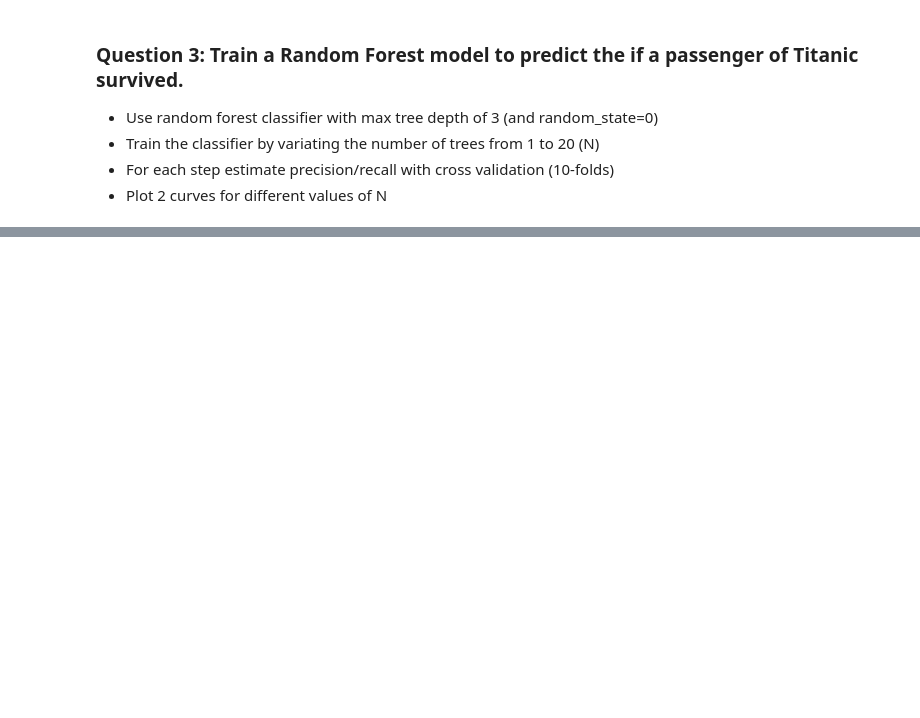
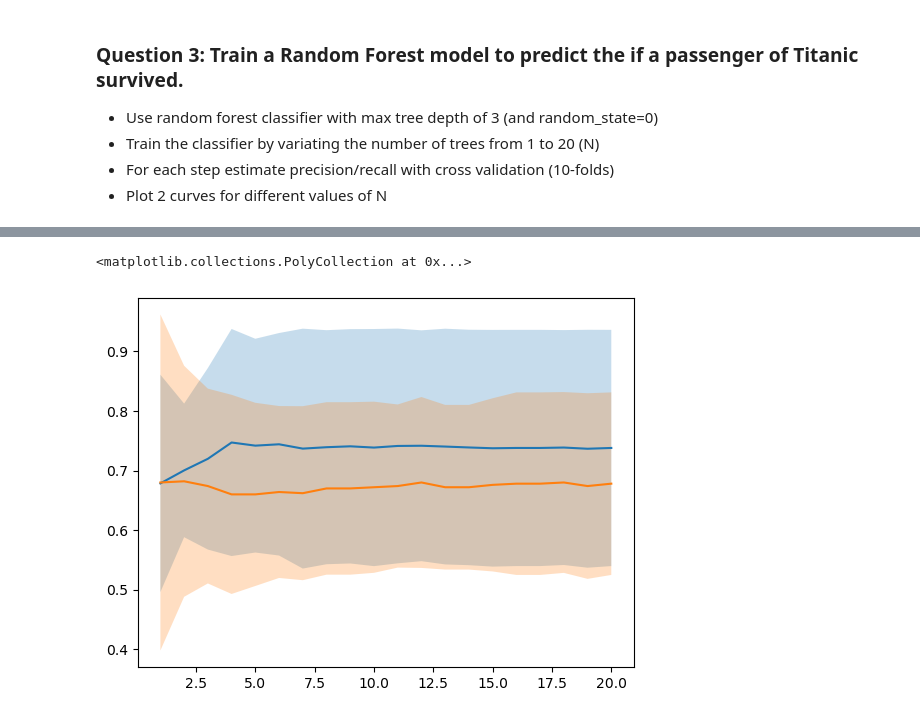
Before and after one commit to Jakhongir0103/epfl-ada, a Jupyter notebook: Exercises/06 - Learning from data - Supervised learning/SupervisedLearning.ipynb, the cells around one changed output, grey strips where cells are left out. Saved outputs shown, nothing was run; the diff lists cells and outputs as text; code cells hidden in the pictures; blank space fills up the shorter version.

```diff
--- a/Exercises/06 - Learning from data - Supervised learning/SupervisedLearning.ipynb
+++ b/Exercises/06 - Learning from data - Supervised learning/SupervisedLearning.ipynb
@@ -460,0 +502,17 @@ Answer:
+# %%
+precision = []
+recall = []
+n_trees = np.arange(1,21)
+
+for n in range(1,21):
+    tree = RandomForestClassifier(max_depth=3, random_state=0, n_estimators=n)
+    tree.fit(X,y)
+
+    precision_single = cross_val_score(tree, X, y, cv=10, scoring='precision')
+    recall_single = cross_val_score(tree, X, y, cv=10, scoring='recall')
+    precision.append(precision_single)
+    recall.append(recall_single)
+
+    print("{} -- ".format(n), end='')
+    print("precision: {0:.2f} +/- {1:.2f}".format(precision_single.mean(), 1.96*precision_single.std()), end='; ')
+    print("recall: {0:.2f} +/- {1:.2f}".format(recall_single.mean(), 1.96*recall_single.std()))
@@ -460,0 +540,9 @@ Answer:
+# %%
+plt.plot(n_trees, np.mean(precision,axis=1))
+plt.fill_between(n_trees, np.mean(precision,axis=1) + 1.96*np.std(precision,axis=1), np.mean(precision,axis=1) - 1.96*np.std(precision,axis=1), alpha=0.25)
+
+plt.plot(n_trees, np.mean(recall,axis=1))
+plt.fill_between(n_trees, np.mean(recall,axis=1) + 1.96*np.std(recall,axis=1), np.mean(recall,axis=1) - 1.96*np.std(recall,axis=1), alpha=0.25)
+# %% [output]
+<matplotlib.collections.PolyCollection at 0x...>
+[figure, added]
```
Also changed, not shown: parts of 13 cells of this notebook, 1 other file.
